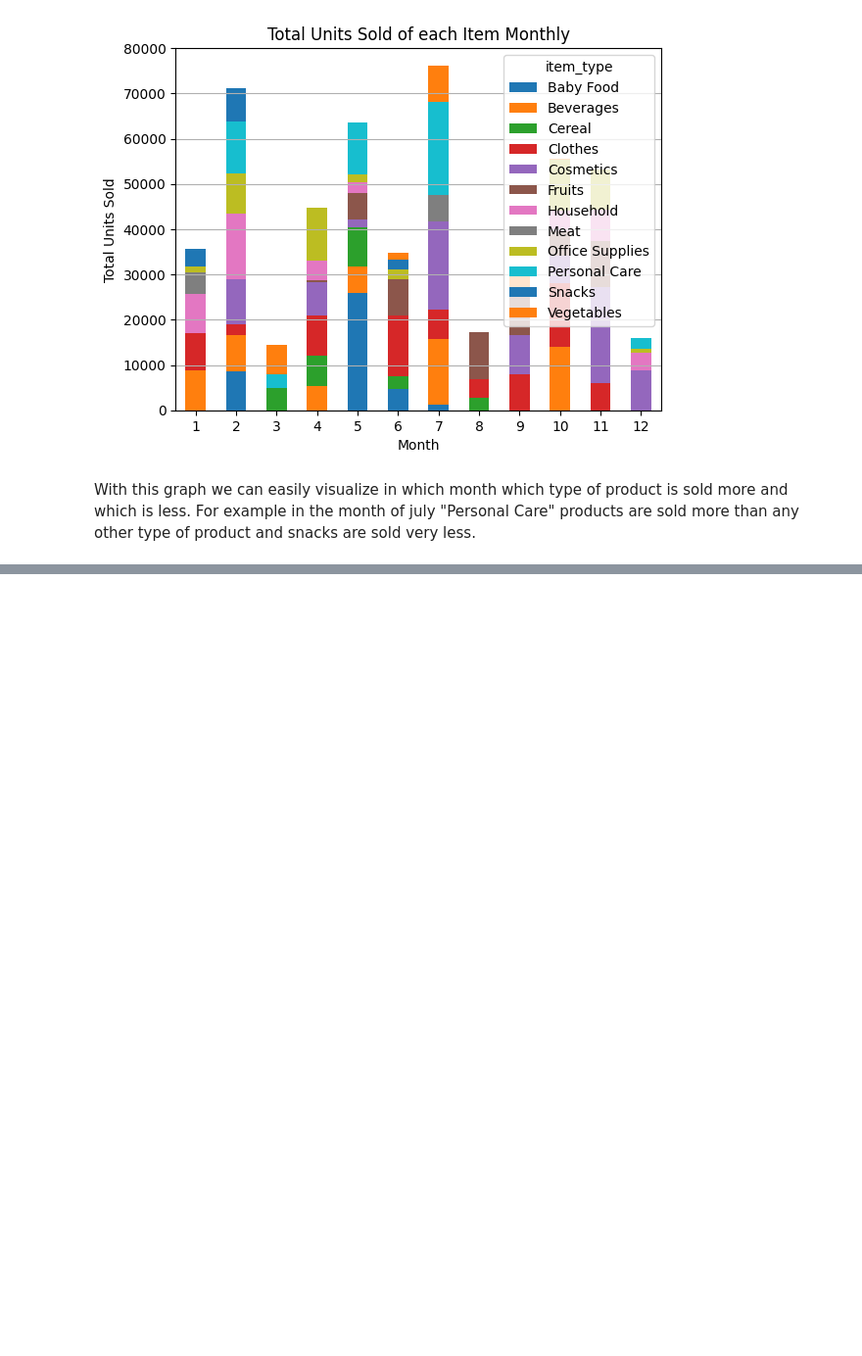
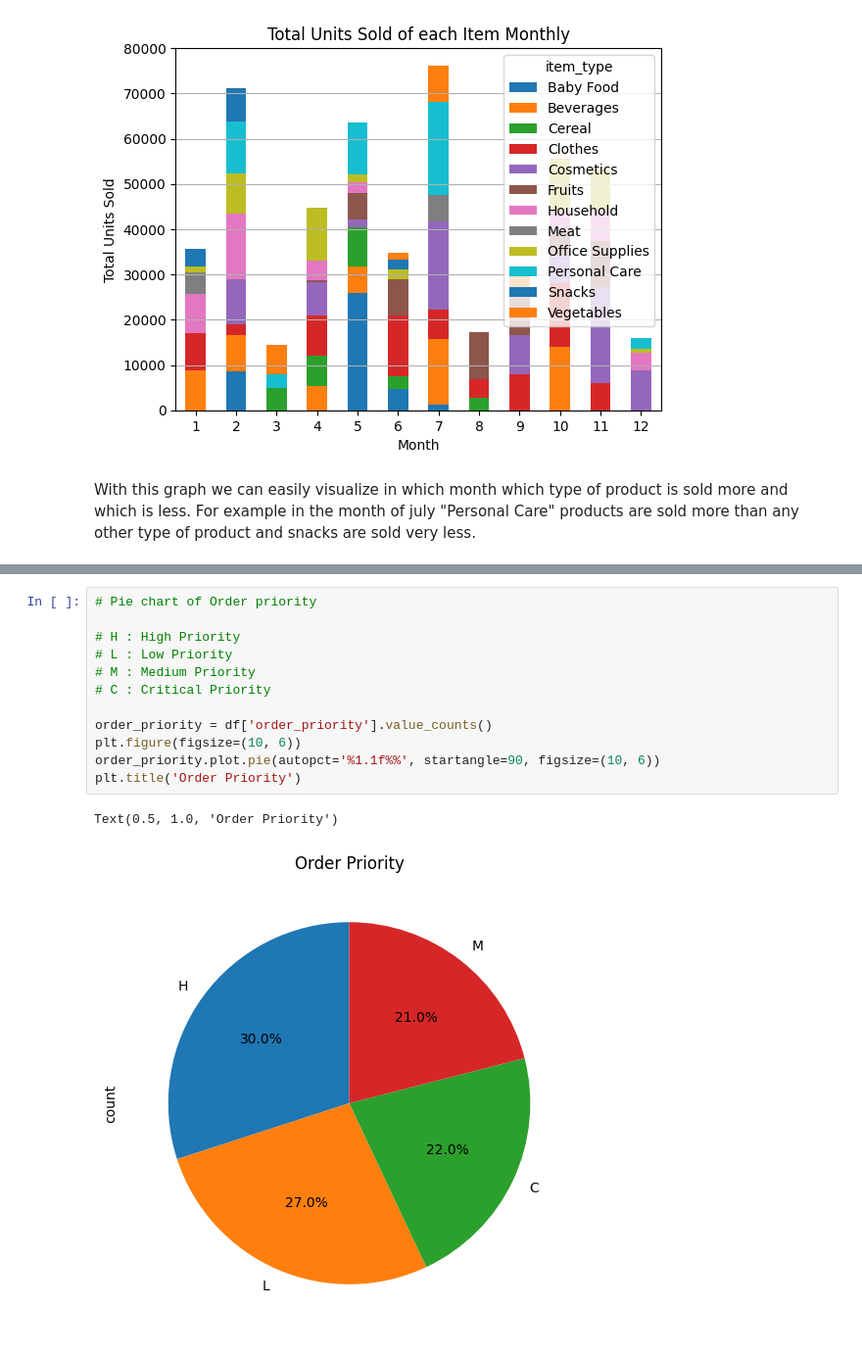
Before and after one commit to sahilkhan-7/amazon-sales-analysis, a Jupyter notebook: main.ipynb, the cells around one changed output, grey strips where cells are left out. Shown at 98% size. Drawn from its saved outputs; the diff is of its cells as text; blank space fills up the shorter version.

```diff
--- a/main.ipynb
+++ b/main.ipynb
@@ -373,0 +415,15 @@ With this graph we can easily visualize in which month which type of product is
+# %%
+# Pie chart of Order priority
+
+# H : High Priority
+# L : Low Priority
+# M : Medium Priority
+# C : Critical Priority
+
+order_priority = df['order_priority'].value_counts()
+plt.figure(figsize=(10, 6))
+order_priority.plot.pie(autopct='%1.1f%%', startangle=90, figsize=(10, 6))
+plt.title('Order Priority')
+# %% [output]
+Text(0.5, 1.0, 'Order Priority')
+[figure, added]
```
Also changed, not shown: parts of 10 cells of this notebook.
